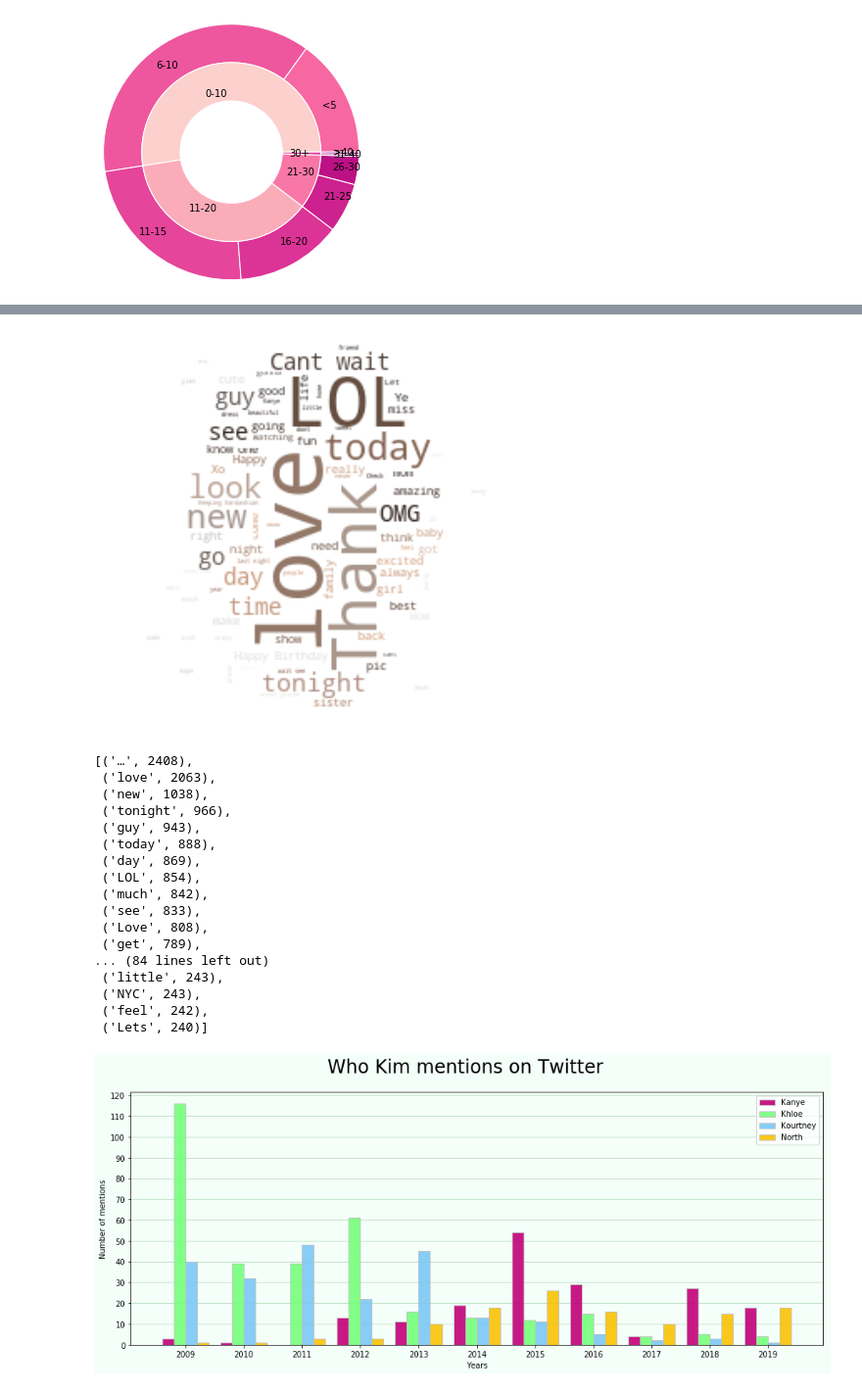
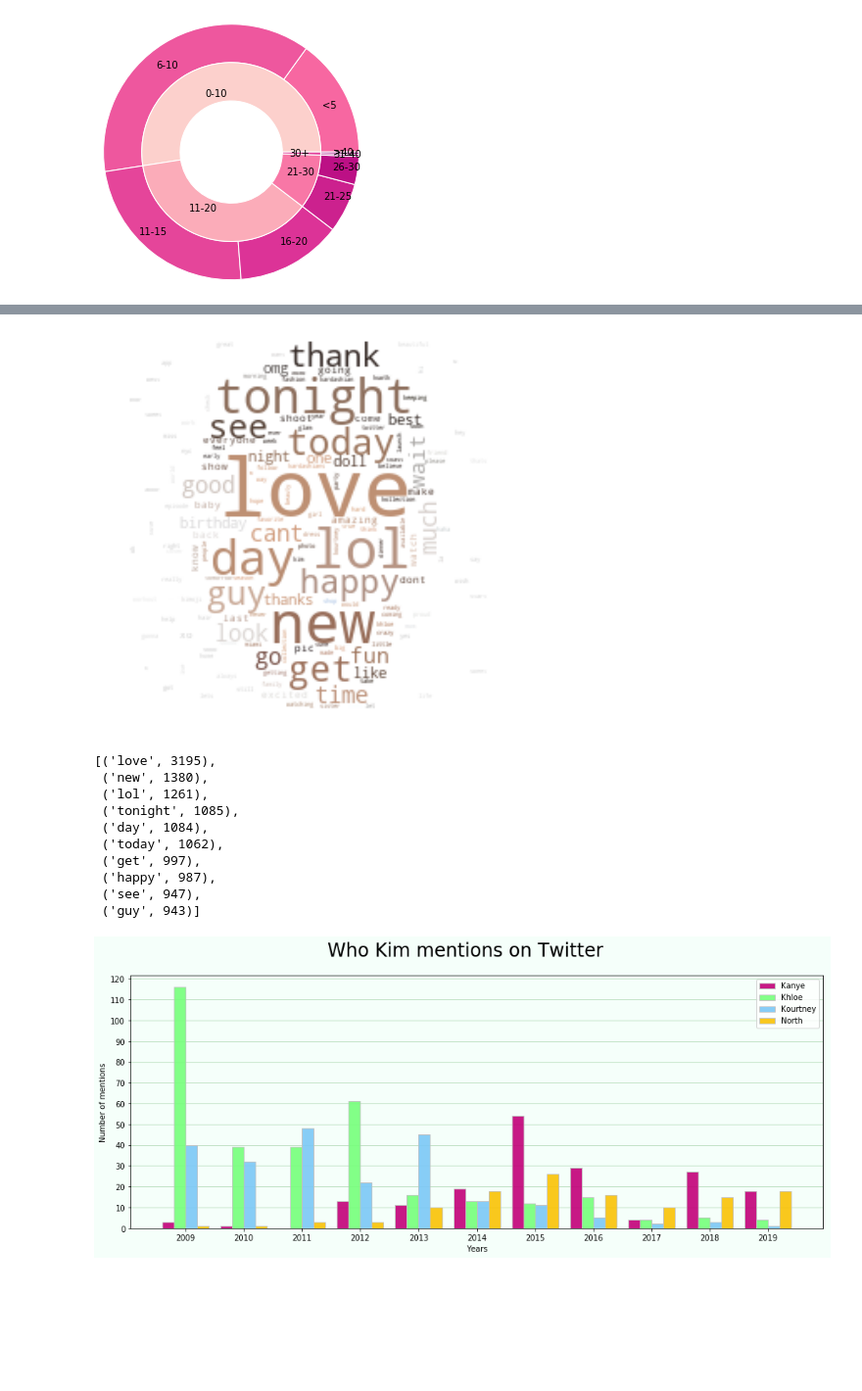
Before and after one commit to brokkoligirl/kimtweets, a Jupyter notebook: Kim's Complete Twitter Timeline (cleaned).ipynb, the cells around one changed output, grey strips where cells are left out. Shown at 98% size. Drawn from its saved outputs; the diff is of its cells as text; code cells hidden in the pictures; blank space fills up the shorter version.

Commit message:
add some new charts

```diff
--- a/Kim's Complete Twitter Timeline (cleaned).ipynb
+++ b/Kim's Complete Twitter Timeline (cleaned).ipynb
@@ -51,7 +51,7 @@ def cleaner(data):
     for index, row in data.iterrows():
         tweet = str(row['text'])
 
-        # remove RTs
+        # remove RTs and …
         tweet = re.sub("\s*RT\s*@[^:]*:*","",tweet)
 
         # removing @mentions and #-characters (keeping the word/tag itself tho)
@@ -70,6 +70,7 @@ def cleaner(data):
         # removing all numbers and also times (i.e. "12 PM PST"),
         # since Kimberly likes to announce product drops
         tweet = re.sub(r"[0-9]+\s*([AaPp][Mm])?\s*([Pp][Ss][Tt])?\s*", "", tweet)
+        tweet = re.sub("\…", "", tweet)
 
         # miss me with that punctuation am I right? lol
         tweet  = "".join([char for char in tweet if char not in string.punctuation])
@@ -81,7 +82,7 @@ def cleaner(data):
 cleaner(clean)
 
 # removing all rows where only an empty string or NaN remains
-clean = clean[(clean['cleaned'] != "") & (clean['cleaned'] != np.nan)]
+clean = clean[(clean['cleaned'] != " ") & (clean['cleaned'] != "")]
 # %%
 # tokenizing & removing stopwords
 
@@ -736,34 +741,38 @@ clean[clean['cleaned'].str.contains('love')==True]
 # %%
+# let's look at what a cryface kimoji shaped wordcloud would look like
 kim_mask = np.array(Image.open("kimoji.png"))
+
+# putting all 2012 tweets into one single string
+onestring = " ".join(clouddict.values())
+all_tweet_word_list = re.split('\s+', onestring)
+all_tweet_word_list = [w.lower() for w in all_tweet_word_list]
+c = Counter(all_tweet_word_list)
+
 
 # Generate a word cloud image
 mask = np.array(Image.open("kimoji.png"))
 wordcloud_kimoji = WordCloud(background_color="white", mode="RGBA",
-                             max_words=2000, mask=mask).generate(onestring)
+                             max_words=2000, mask=mask).generate_from_frequencies(c)
 
 # create coloring from image
 image_colors = ImageColorGenerator(mask)
 plt.figure(figsize=[7,7])
 plt.imshow(wordcloud_kimoji.recolor(color_func=image_colors), interpolation="bilinear")
 plt.axis("off")
 
 plt.show()
+
+#generate_from_frequencies(text)
+c.most_common(10)
 # %% [output]
-[figure, old version]
+[figure, new version]
-[('…', 2408),
- ('love', 2063),
- ('new', 1038),
- ('tonight', 966),
- ('guy', 943),
- ('today', 888),
- ('day', 869),
- ('LOL', 854),
- ('much', 842),
- ('see', 833),
- ('Love', 808),
- ('get', 789),
-... (84 lines left out)
- ('little', 243),
- ('NYC', 243),
- ('feel', 242),
- ('Lets', 240)]
+[('love', 3195),
+ ('new', 1380),
+ ('lol', 1261),
+ ('tonight', 1085),
+ ('day', 1084),
+ ('today', 1062),
+ ('get', 997),
+ ('happy', 987),
+ ('see', 947),
+ ('guy', 943)]
```
Also changed, not shown: parts of 11 cells of this notebook.
